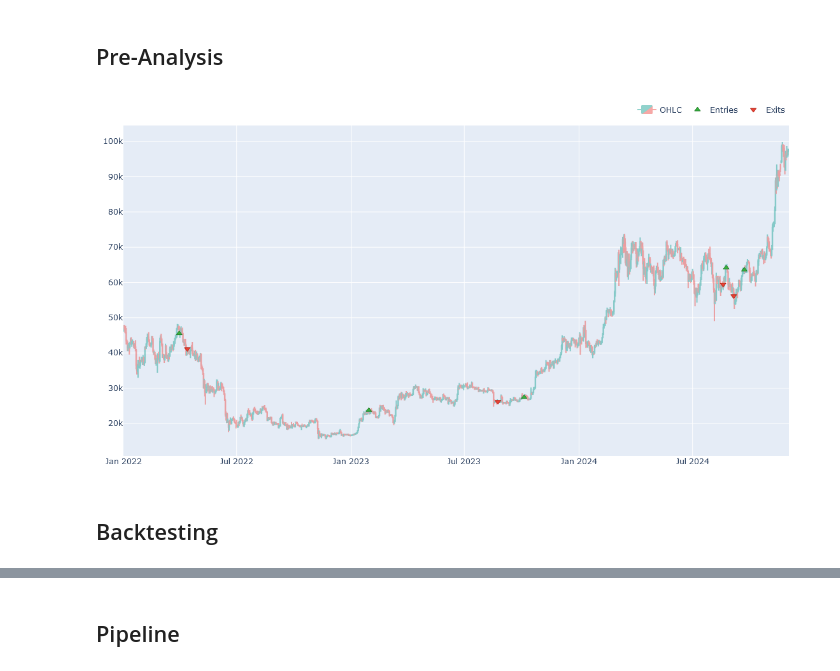
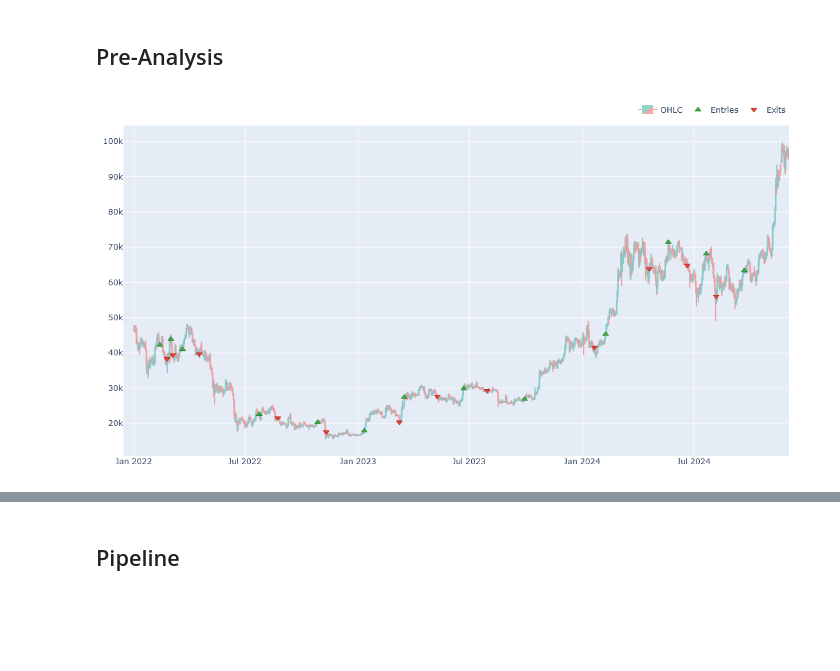
Before and after one commit to ardenpalme/Investment_Strategy, a Jupyter notebook: indicator_hunt.ipynb, the cells around one changed output, grey strips where cells are left out. Cells and saved outputs as stored; diff of their text form; code cells hidden in the pictures; blank space fills up the shorter version.

Commit message:
strategy post-analysis

```diff
--- a/indicator_hunt.ipynb
+++ b/indicator_hunt.ipynb
@@ -195,11 +196,26 @@ def generate_signals(kama_st, kama_lt):
 
     return (entries,exits)
-# %%
-signals = generate_signals(kama.kama_st_ma.to_numpy(), kama.kama_lt_ma.to_numpy())
+# %%
+def get_signals_analysis(kama):
+    long_entries = np.empty(close.shape, dtype=np.bool_)
+    long_exits = np.empty(close.shape, dtype=np.bool_)
+
+    for col in range(close.shape[1]):
+        kama_st_ma = kama.kama_st_ma.values[:, col]
+        kama_lt_ma = kama.kama_lt_ma.values[:, col]
+
+        signals = generate_signals(kama_st_ma, kama_lt_ma)
+
+        long_entries[:, col] = signals[0]
+        long_exits[:, col] = signals[1]
+
+    return (long_entries, long_exits)
+# %%
+signals = get_signals_analysis(kama)
 # %% [markdown]
 ## Pre-Analysis
 # %%
-def validate_signals(data, symbol, raw_signals, filtered_signals=None):
+def plot_signals(data, symbol, raw_signals, filtered_signals=None):
     fig = data.plot(
         symbol=symbol,
         ohlc_trace_kwargs=dict(opacity=0.5),
@@ -222,9 +238,7 @@ def validate_signals(data, symbol, raw_signals, filtered_signals=None):
     fig.update_layout(height=600, width=1100)
     return fig
 # %%
-fig = validate_signals(data, 'BTCUSD', signals)
+fig = plot_signals(data, 'BTCUSD', signals)
 fig.show()
 # %% [output]
-[figure, old version]
+[figure, new version]
-# %% [markdown]
-## Backtesting
```
Also changed, not shown: parts of 25 cells of this notebook.
